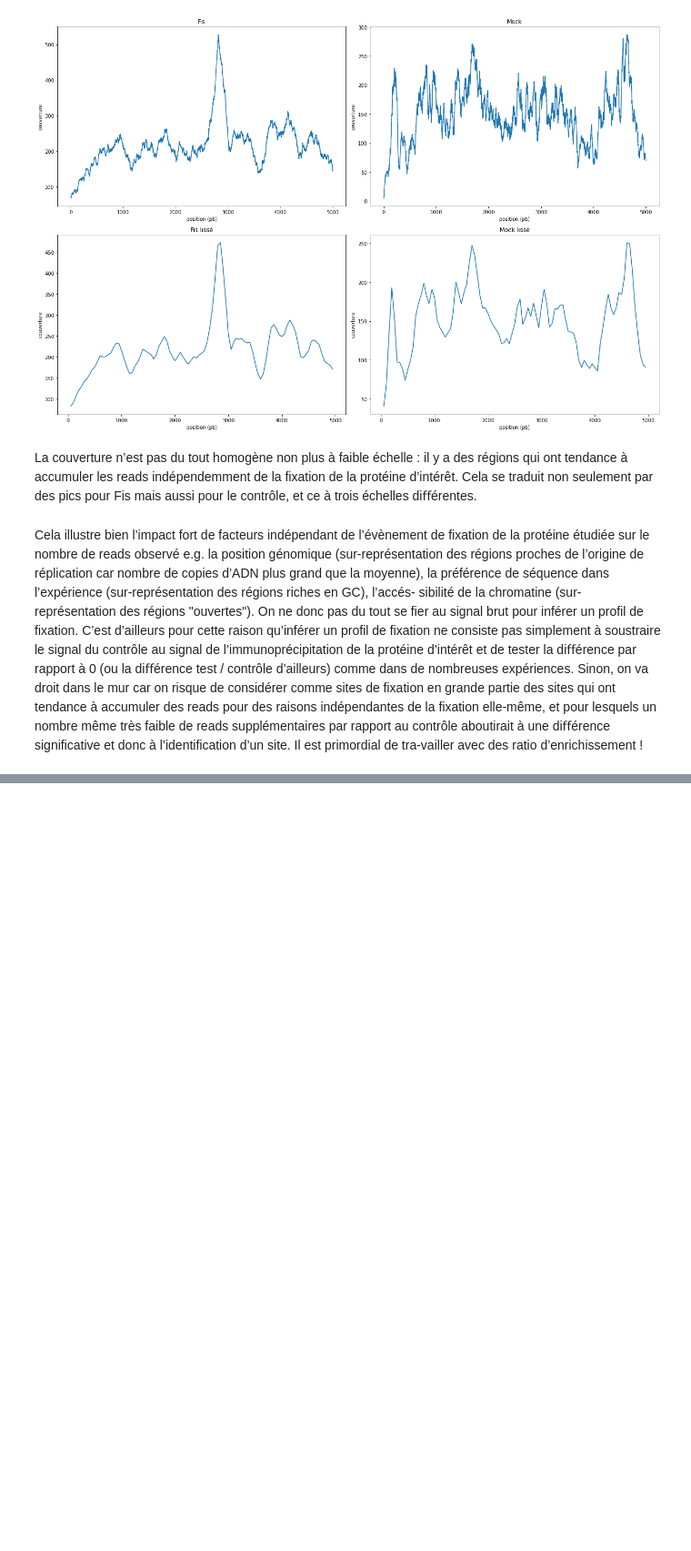
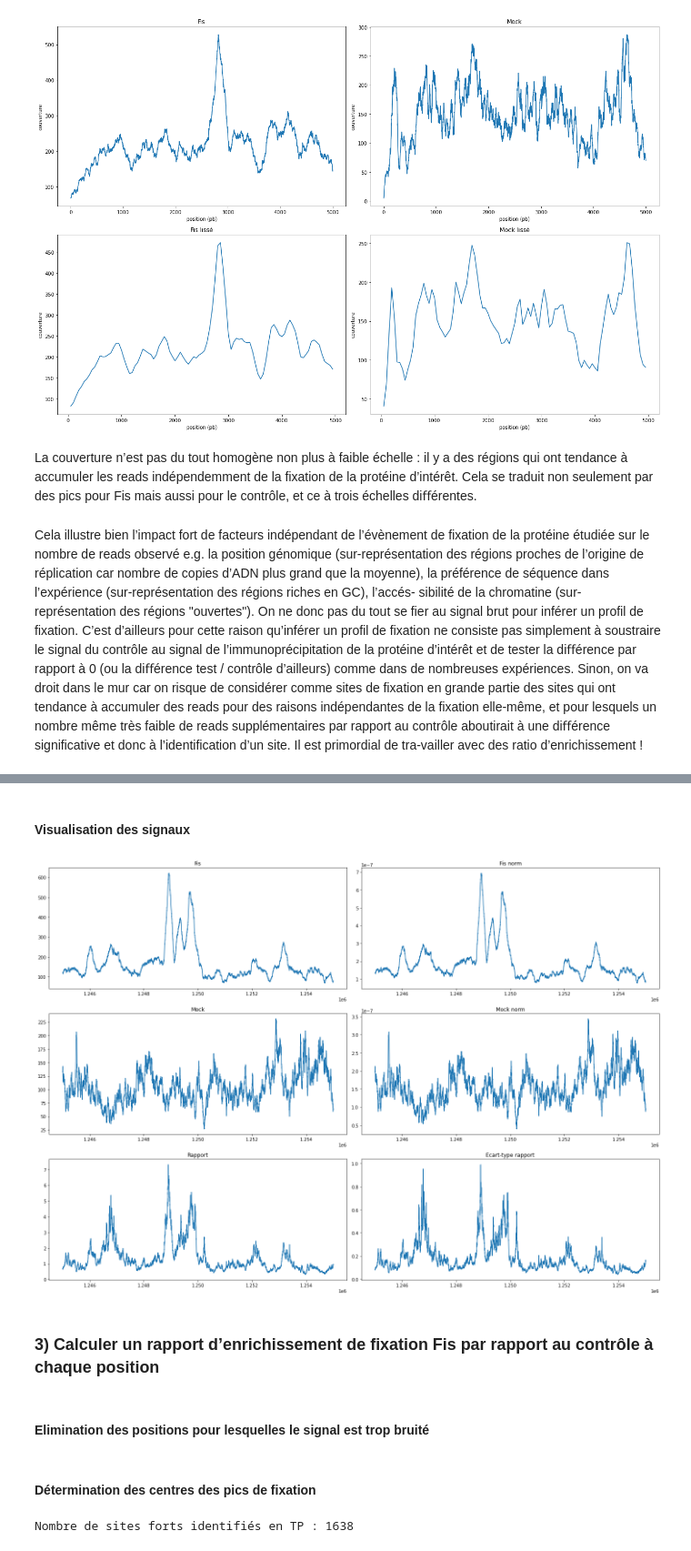
Before and after one commit to neonicoo/TP_ChIP-Seq_4BiM, a Jupyter notebook: TP_ChIP-Seq_4BiM.ipynb, the cells around one changed output, grey strips where cells are left out. Shown at 91% size. Cells and saved outputs as stored; diff of their text form; code cells hidden in the pictures; blank space fills up the shorter version.

Commit message:
Peak Calling jusqu'a : Détermination des centres des pics de fixation

```diff
--- a/TP_ChIP-Seq_4BiM.ipynb
+++ b/TP_ChIP-Seq_4BiM.ipynb
@@ -204,0 +222,8 @@ Cela illustre bien l’impact fort de facteurs indépendant de l’évènement d
+# %%
+# Signaux bruts et écart-type
+#colonnes : 0 position, 1 couverture fis, 2 écart type fis, 3 couverture mock, 4 écart type mock
+signals = np.column_stack((pos,cov,np.sqrt(cov),covmock,np.sqrt(covmock)))
+
+# Calcul IC 95% (avant normalisation)
+#colonnes : 0 position, 1 borne inférieure IC95% fis, 2 borne sup fis, 3 borne inf mock, 4 borne sup mock
+IC = np.column_stack((pos,cov-2*signals[:,2],cov+2*signals[:,2],covmock-2*signals[:,4],covmock+2*signals[:,4]))
@@ -204,0 +250,3 @@ Cela illustre bien l’impact fort de facteurs indépendant de l’évènement d
+# %%
+# ajout de 2 colonnes à la table signals : 5 couverture fis normalisée par la couverture total fis, 6 idem pour mock
+signals = np.column_stack((signals,signals[:,1]/np.sum(cov), signals[:,3]/np.sum(covmock)))
@@ -204,0 +271,3 @@ Cela illustre bien l’impact fort de facteurs indépendant de l’évènement d
+# %%
+# ajout de la colonne n°7 contenant le rapport à fis/mock à chaque position
+signals = np.column_stack((signals,signals[:,5]/signals[:,6]))
@@ -204,0 +292,10 @@ Cela illustre bien l’impact fort de facteurs indépendant de l’évènement d
+# %%
+# Variance rapport
+ratio_var = (signals[:,5]**2/signals[:,6]**2)*(((signals[:,1]/np.sum(cov)**2)/signals[:,5]**2) + ((signals[:,3]/np.sum(covmock)**2)/signals[:,6]**2))
+
+# Ecart type rapport pour IC95
+# ajout de la colonne n°8 contenant l'écart type sur le rapport
+signals = np.column_stack((signals,np.sqrt(ratio_var)))
+
+# Calcul de l IC95%
+ICrapport = np.column_stack((pos,signals[:,7]-2*signals[:,8],signals[:,7]+2*signals[:,8]))
@@ -204,0 +318,24 @@ Cela illustre bien l’impact fort de facteurs indépendant de l’évènement d
+# %% [markdown]
+#### Visualisation des signaux
+# %%
+plt.figure(figsize=(20, 14))
+
+plt.subplot(321)
+plt.plot(signals[1245000:1255000,0], signals[1245000:1255000,1]) ; plt.title("Fis")
+plt.subplot(322)
+plt.plot(signals[1245000:1255000,0], signals[1245000:1255000,5]) ; plt.title("Fis norm")
+plt.subplot(323)
+plt.plot(signals[1245000:1255000,0], signals[1245000:1255000,3]) ; plt.title("Mock")
+plt.subplot(324)
+plt.plot(signals[1245000:1255000,0], signals[1245000:1255000,6]) ; plt.title("Mock norm")
+plt.subplot(325)
+plt.plot(signals[1245000:1255000,0], signals[1245000:1255000,7]) ; plt.title("Rapport")
+plt.subplot(326)
+plt.errorbar(signals[1245000:1255000,0], signals[1245000:1255000,8]) ; plt.title("Ecart-type rapport")
+plt.tight_layout()
+# %% [output]
+[figure, added]
+# %% [markdown]
+### 3) Calculer un rapport d’enrichissement de ﬁxation Fis par rapport au contrôle à chaque position
+# %% [markdown]
+#### Elimination des positions pour lesquelles le signal est trop bruité
@@ -204,0 +352,17 @@ Cela illustre bien l’impact fort de facteurs indépendant de l’évènement d
+# %% [markdown]
+#### Détermination des centres des pics de fixation
+# %%
+window=200
+pos_strong_sites = [] # position du pic
+ratio_strong_sites = [] #rapport d'enrichissement fis/mock associé au pic
+# on parcourt le génome en fenêtres de 200 pb pour sélectionner les maximum locaux
+for i in range(0, int(signals_filtered[-1,0]-window),window):  #signals_filtered[-1,0] retourne la dernière position
+    local_signal = signals_filtered[i:i+window,] # signaux de la fenêtre de 200pb
+    idxmax = np.argmax(local_signal[:,7]) # indice du rapport fis/mock le plus grand de la fenêtre
+    if local_signal[idxmax, 7] != 0: # si ce rapport n'est pas égal à 0, on le garde avec sa position
+        pos_strong_sites.append(local_signal[idxmax,0])
+        ratio_strong_sites.append(local_signal[idxmax,7])
+
+print ("Nombre de sites forts identifiés en TP :", len(pos_strong_sites))
+# %% [output]
+Nombre de sites forts identifiés en TP : 1638
```
Also changed, not shown: parts of 14 cells of this notebook.
